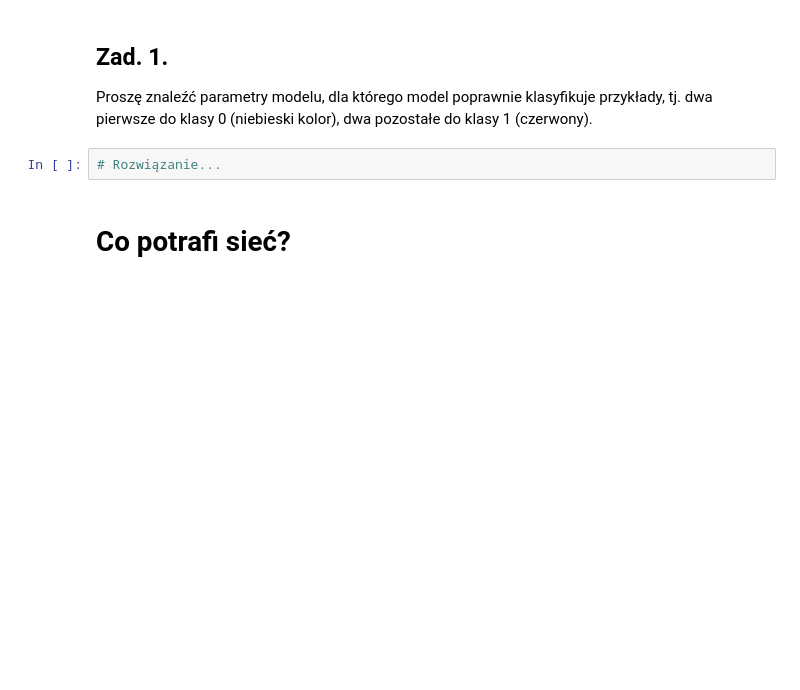
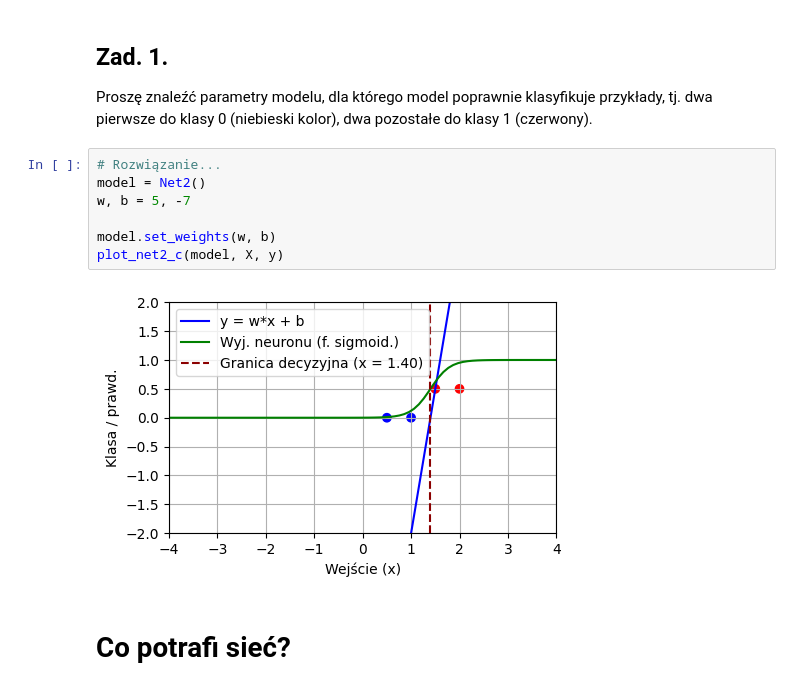
Before and after one commit to janbanot/msc-cs-code, a Jupyter notebook: sem3/DL/DL_2025__lab2.ipynb, the cells around one changed output. Saved outputs shown, nothing was run; the diff lists cells and outputs as text; blank space fills up the shorter version.

```diff
--- a/sem3/DL/DL_2025__lab2.ipynb
+++ b/sem3/DL/DL_2025__lab2.ipynb
@@ -190,8 +190,15 @@ plot_net2_c(model, X, y)
 
 Proszę znaleźć parametry modelu, dla którego model poprawnie klasyfikuje przykłady, tj. dwa pierwsze do klasy 0 (niebieski kolor), dwa pozostałe
 do klasy 1 (czerwony).
-# %%
-# Rozwiązanie...
+# %%
+# Rozwiązanie...
+model = Net2()
+w, b = 5, -7
+
+model.set_weights(w, b)
+plot_net2_c(model, X, y)
+# %% [output]
+[figure, added]
 # %% [markdown]
 # Co potrafi sieć?
 # %%
```
Also changed, not shown: parts of 25 cells of this notebook.
